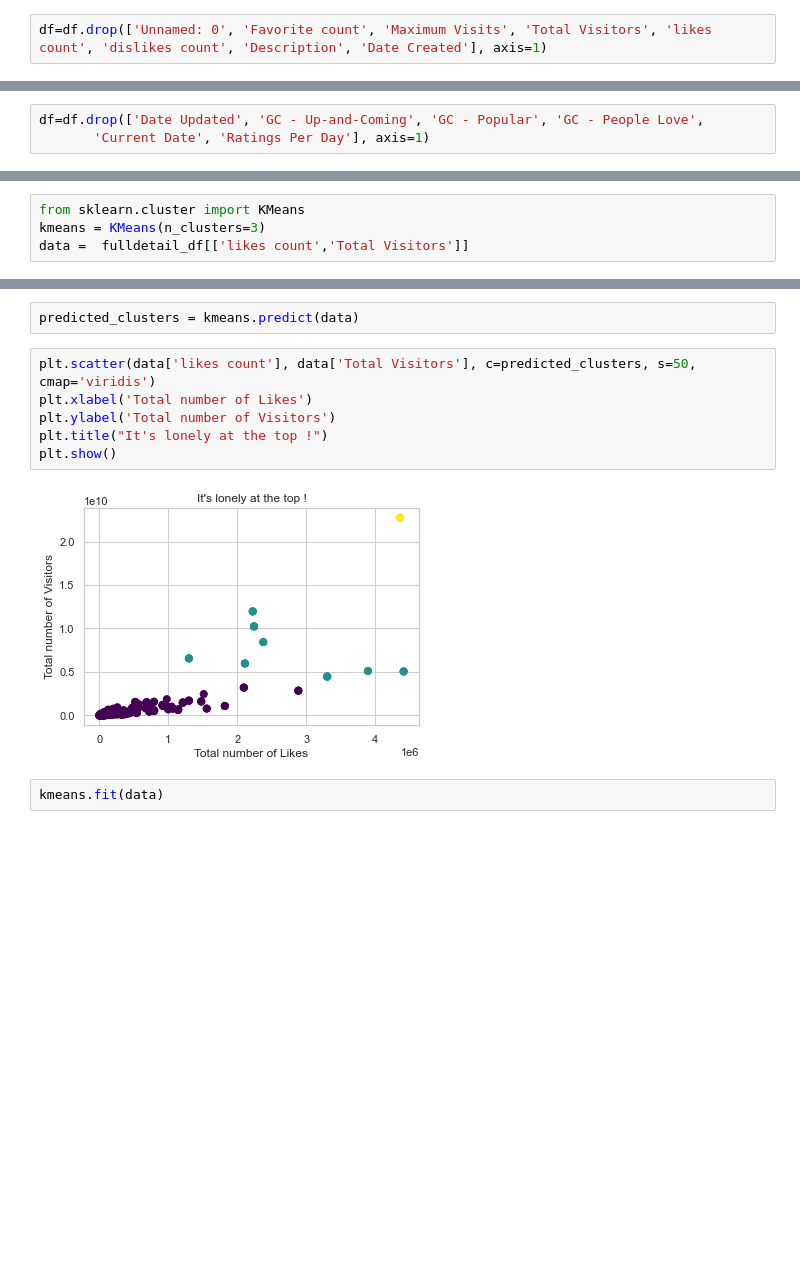
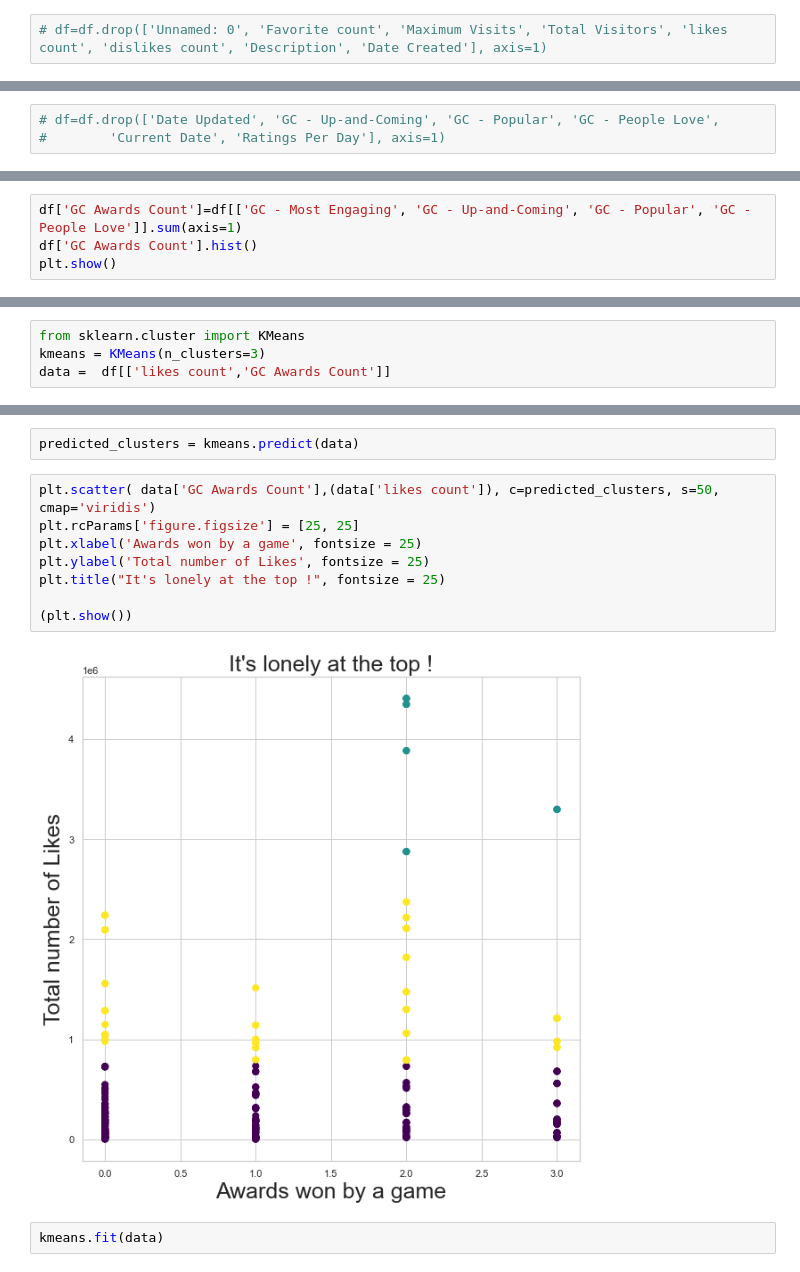
Before and after one commit to swatskool/final_project, a Jupyter notebook: Modeling.ipynb, the cells around one changed output, grey strips where cells are left out. Saved outputs shown, nothing was run; the diff lists cells and outputs as text; blank space fills up the shorter version.

```diff
--- a/Modeling.ipynb
+++ b/Modeling.ipynb
@@ -75,7 +97,7 @@ df
 | 388 | 388 | destruction simulator | All Genres | 2233791 | 7 | 367798173 | 547043 | ... |
 389 rows × 26 columns
 # %%
-df=df.drop(['Unnamed: 0', 'Favorite count', 'Maximum Visits', 'Total Visitors', 'likes count', 'dislikes count', 'Description', 'Date Created'], axis=1)
+# df=df.drop(['Unnamed: 0', 'Favorite count', 'Maximum Visits', 'Total Visitors', 'likes count', 'dislikes count', 'Description', 'Date Created'], axis=1)
 # %%
 df.columns
 # %% [output]
@@ -86,8 +110,8 @@ Index(['Title', 'Genre', 'Date Updated', 'GC - Most Engaging',
        'Title length', 'Desc length', 'Title Words', 'Desc Words'],
       dtype='object')
 # %%
-df=df.drop(['Date Updated', 'GC - Up-and-Coming', 'GC - Popular', 'GC - People Love',
-       'Current Date', 'Ratings Per Day'], axis=1)
+# df=df.drop(['Date Updated', 'GC - Up-and-Coming', 'GC - Popular', 'GC - People Love',
+#        'Current Date', 'Ratings Per Day'], axis=1)
 # %%
 df
 # %% [output]
@@ -106,0 +270,4 @@ df
+# %%
+df['GC Awards Count']=df[['GC - Most Engaging', 'GC - Up-and-Coming', 'GC - Popular', 'GC - People Love']].sum(axis=1)
+df['GC Awards Count'].hist()
+plt.show()
@@ -438,7 +647,7 @@ plt.scatter(X,y)
 # %%
 from sklearn.cluster import KMeans
 kmeans = KMeans(n_clusters=3)
-data =  fulldetail_df[['likes count','Total Visitors']]
+data =  df[['likes count','GC Awards Count']]
 # %%
 kmeans.fit(data)
 # %% [output]
@@ -446,13 +655,15 @@ KMeans(n_clusters=3)
 # %%
 predicted_clusters = kmeans.predict(data)
 # %%
-plt.scatter(data['likes count'], data['Total Visitors'], c=predicted_clusters, s=50, cmap='viridis')
-plt.xlabel('Total number of Likes')
-plt.ylabel('Total number of Visitors')
-plt.title("It's lonely at the top !")
-plt.show()
+plt.scatter( data['GC Awards Count'],(data['likes count']), c=predicted_clusters, s=50, cmap='viridis')
+plt.rcParams['figure.figsize'] = [25, 25]
+plt.xlabel('Awards won by a game', fontsize = 25)
+plt.ylabel('Total number of Likes', fontsize = 25)
+plt.title("It's lonely at the top !", fontsize = 25)
+
+(plt.show())
 # %% [output]
-[figure, old version]
+[figure, new version]
 # %%
 kmeans.fit(data)
 # %% [output]
```
Also changed, not shown: parts of 31 cells of this notebook, 19 other files.
